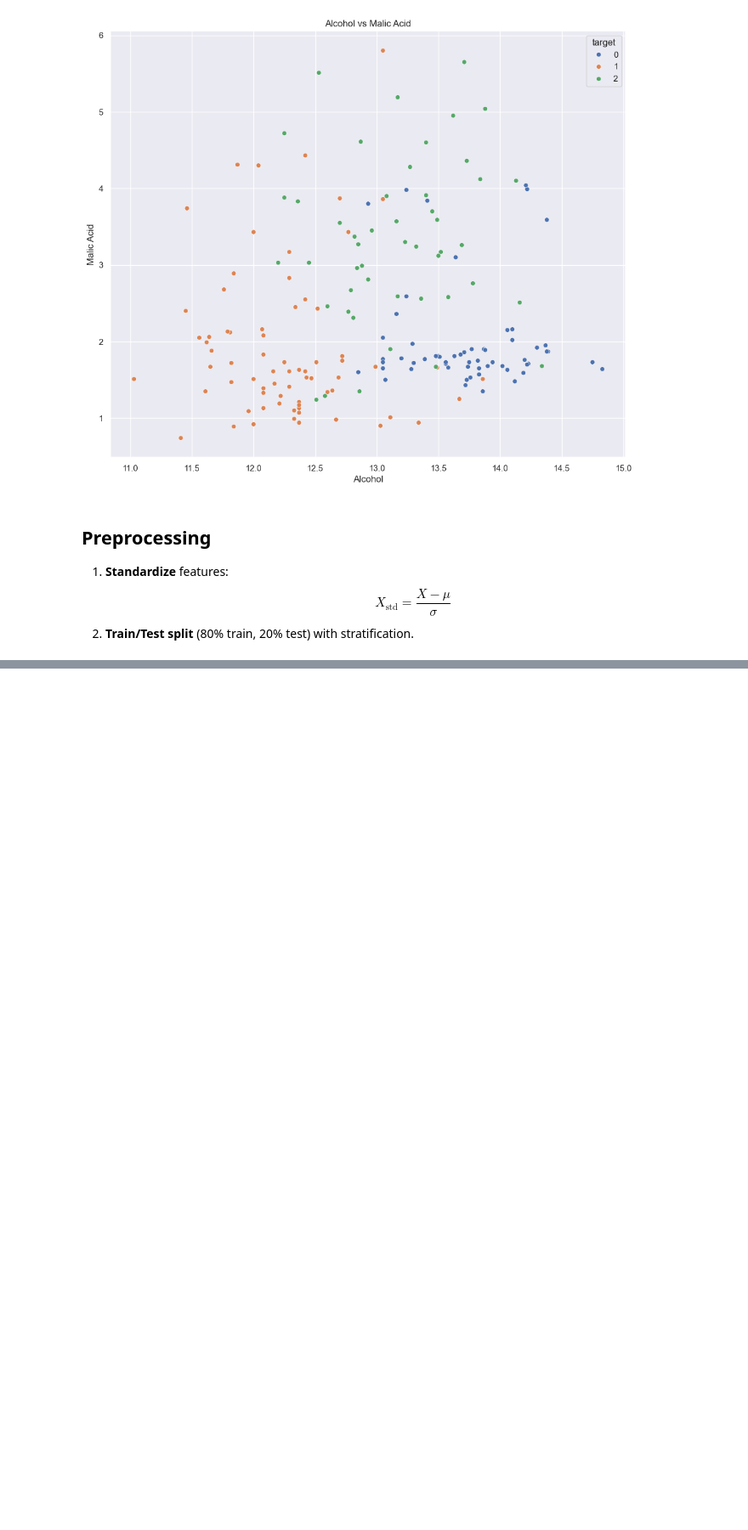
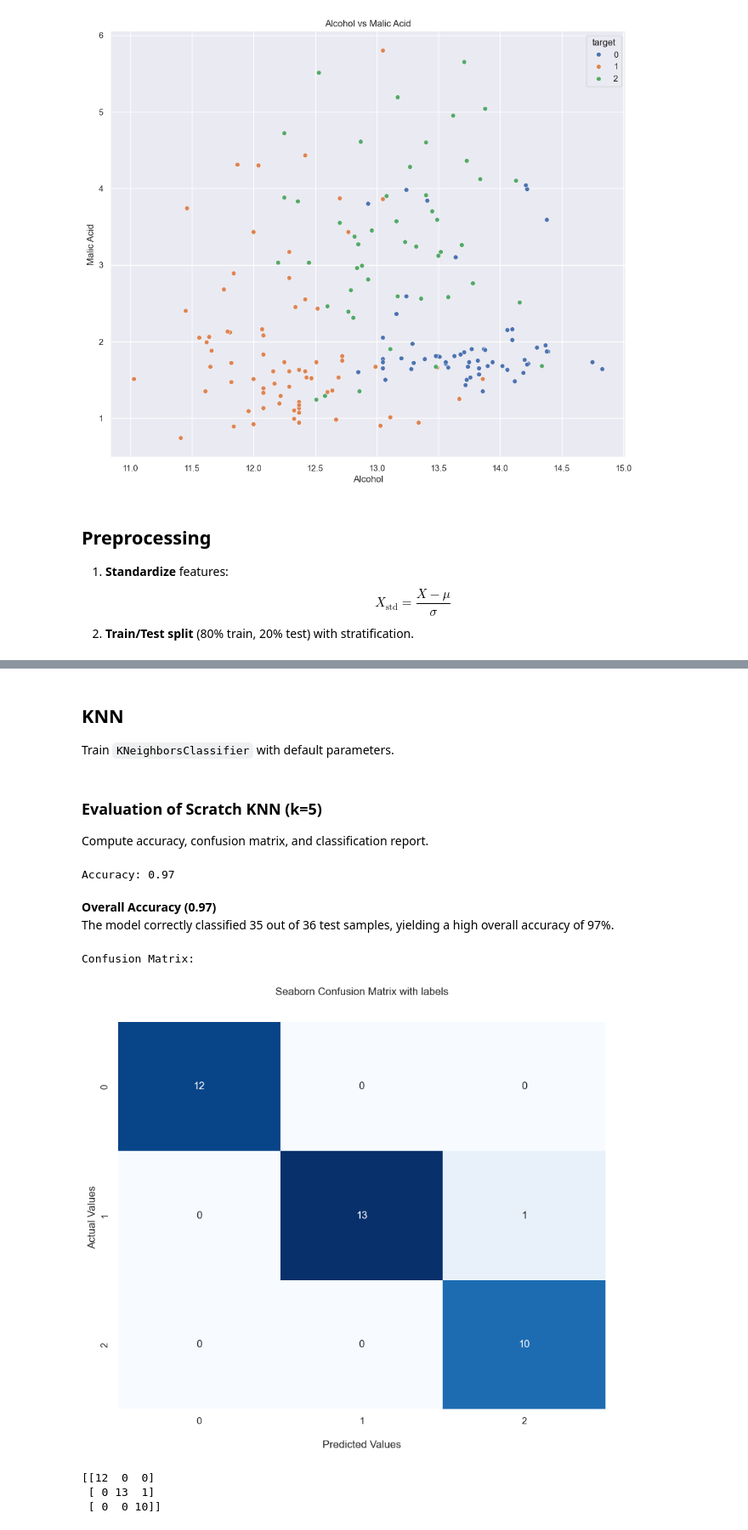
Before and after one commit to t0dd26/CMOR438-Spring-2025, a Jupyter notebook: Supervised ML/Classification/KKN.ipynb, the cells around one changed output, grey strips where cells are left out. Shown at 85% size. Cells and saved outputs as stored; diff of their text form; code cells hidden in the pictures; blank space fills up the shorter version.

```diff
--- a/Supervised ML/Classification/KKN.ipynb
+++ b/Supervised ML/Classification/KKN.ipynb
@@ -81,0 +84,41 @@ print(f"Training samples: {X_train.shape[0]}, Test samples: {X_test.shape[0]}")
+# %% [markdown]
+## KNN
+Train `KNeighborsClassifier` with default parameters.
+# %%
+knn = KNeighborsClassifier()
+knn.fit(X_train, y_train)
+y_pred = knn.predict(X_test)
+# %% [markdown]
+### Evaluation of Scratch KNN (k=5)
+Compute accuracy, confusion matrix, and classification report.
+# %%
+print(f"Accuracy: {accuracy_score(y_test, y_pred):.2f}")
+# %% [output]
+Accuracy: 0.97
+# %% [markdown]
+
+**Overall Accuracy (0.97)**
+  The model correctly classified 35 out of 36 test samples, yielding a high overall accuracy of 97%.
+# %%
+print("Confusion Matrix:")
+cf_matrix = confusion_matrix(y_test, y_pred)
+
+# View the confusion matrix using the seaborn package
+plt.figure(figsize = (10, 8))
+ax = sns.heatmap(cf_matrix, annot=True, cmap='Blues', cbar=False)
+
+ax.set_title('Seaborn Confusion Matrix with labels\n\n');
+ax.set_xlabel('\nPredicted Values')
+ax.set_ylabel('Actual Values ');
+
+## Ticket labels - List must be in alphabetical order
+ax.xaxis.set_ticklabels(['0', '1', '2'])
+ax.yaxis.set_ticklabels(['0', '1', '2'])
+plt.show()
+print(cf_matrix)
+# %% [output]
+Confusion Matrix:
+[figure, added]
+[[12  0  0]
+ [ 0 13  1]
+ [ 0  0 10]]
```
Also changed, not shown: parts of 5 cells of this notebook.
